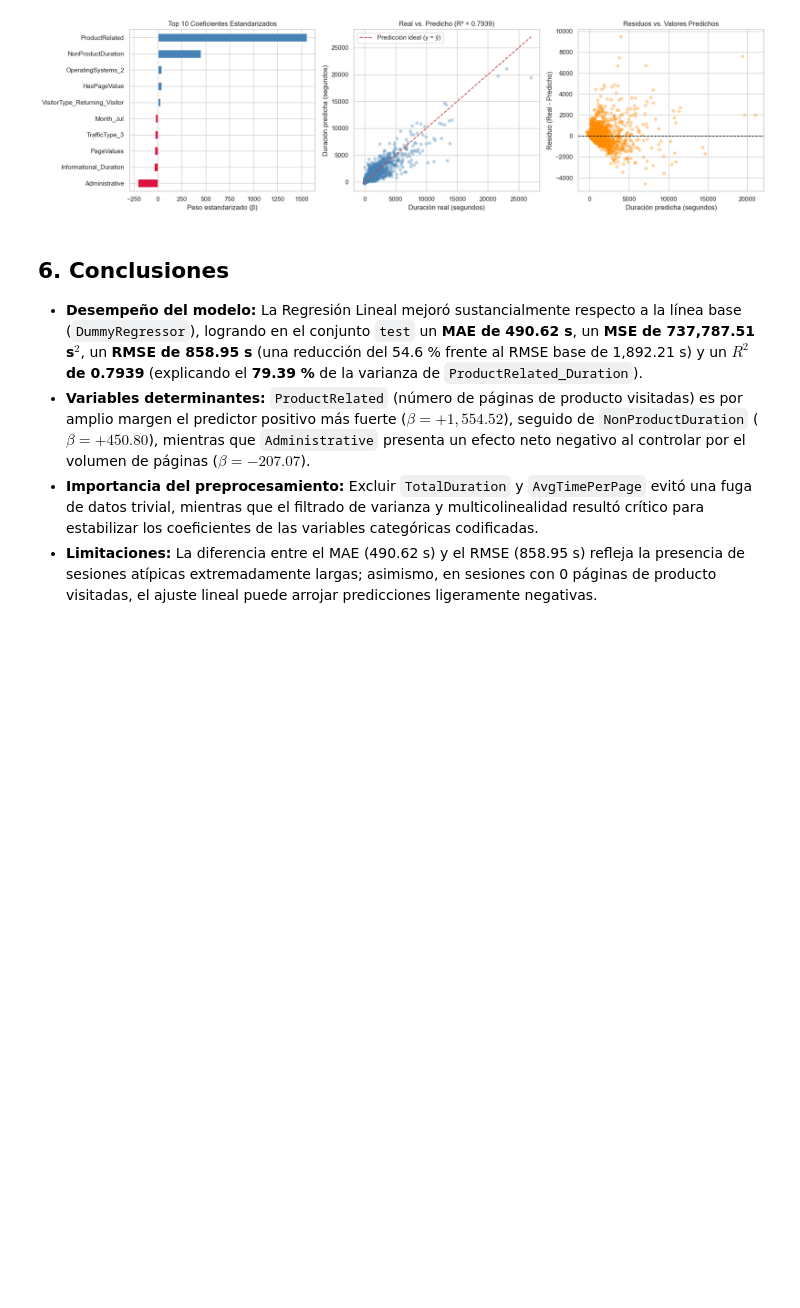
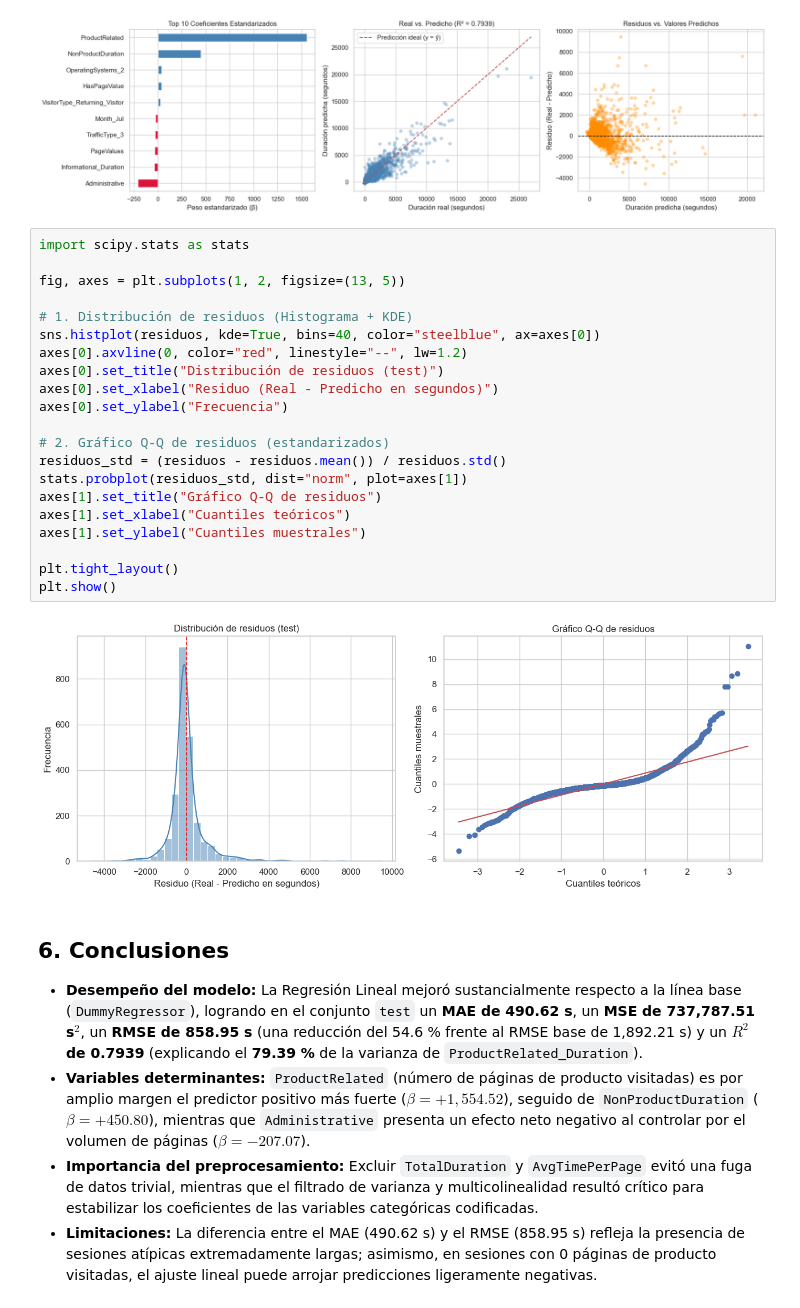
Before and after one commit to JU4N1N/Proyecto_Final_DM, a Jupyter notebook: 03_regresion.ipynb, the cells around one changed output. Drawn from its saved outputs; the diff is of its cells as text; blank space fills up the shorter version.

Commit message:
Residuos agregados

```diff
--- a/03_regresion.ipynb
+++ b/03_regresion.ipynb
@@ -358,6 +358,29 @@ plt.tight_layout()
 plt.show()
 # %% [output]
 [figure]
+# %%
+import scipy.stats as stats
+
+fig, axes = plt.subplots(1, 2, figsize=(13, 5))
+
+# 1. Distribución de residuos (Histograma + KDE)
+sns.histplot(residuos, kde=True, bins=40, color="steelblue", ax=axes[0])
+axes[0].axvline(0, color="red", linestyle="--", lw=1.2)
+axes[0].set_title("Distribución de residuos (test)")
+axes[0].set_xlabel("Residuo (Real - Predicho en segundos)")
+axes[0].set_ylabel("Frecuencia")
+
+# 2. Gráfico Q-Q de residuos (estandarizados)
+residuos_std = (residuos - residuos.mean()) / residuos.std()
+stats.probplot(residuos_std, dist="norm", plot=axes[1])
+axes[1].set_title("Gráfico Q-Q de residuos")
+axes[1].set_xlabel("Cuantiles teóricos")
+axes[1].set_ylabel("Cuantiles muestrales")
+
+plt.tight_layout()
+plt.show()
+# %% [output]
+[figure, added]
 # %% [markdown]
 ## 6. Conclusiones
 
```
Also changed, not shown: parts of 1 cell of this notebook.
